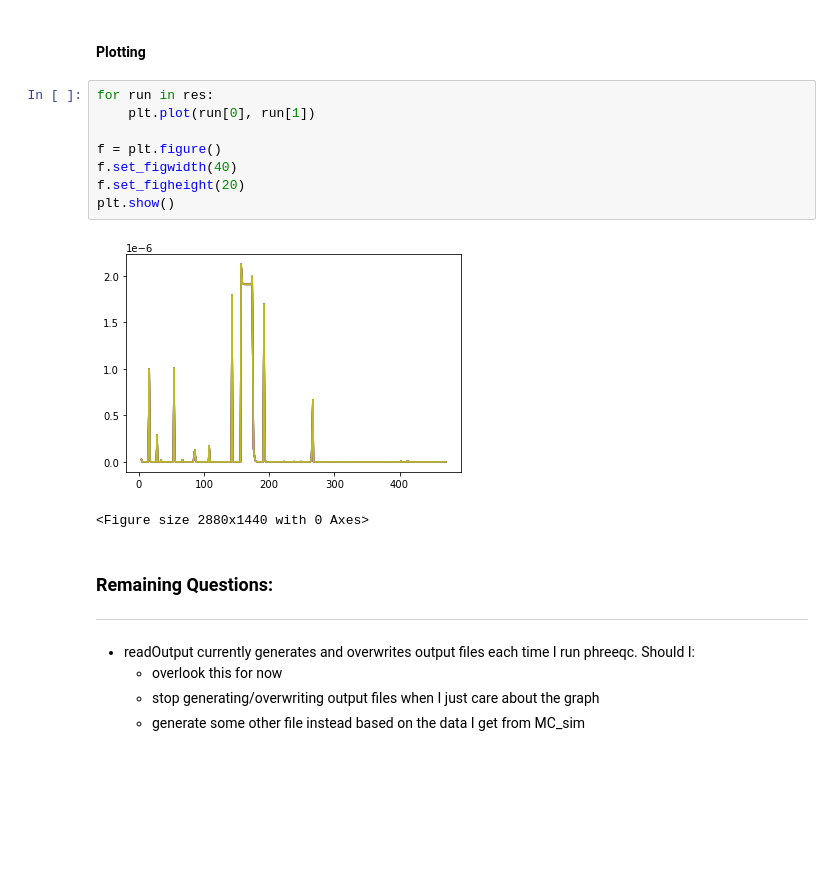
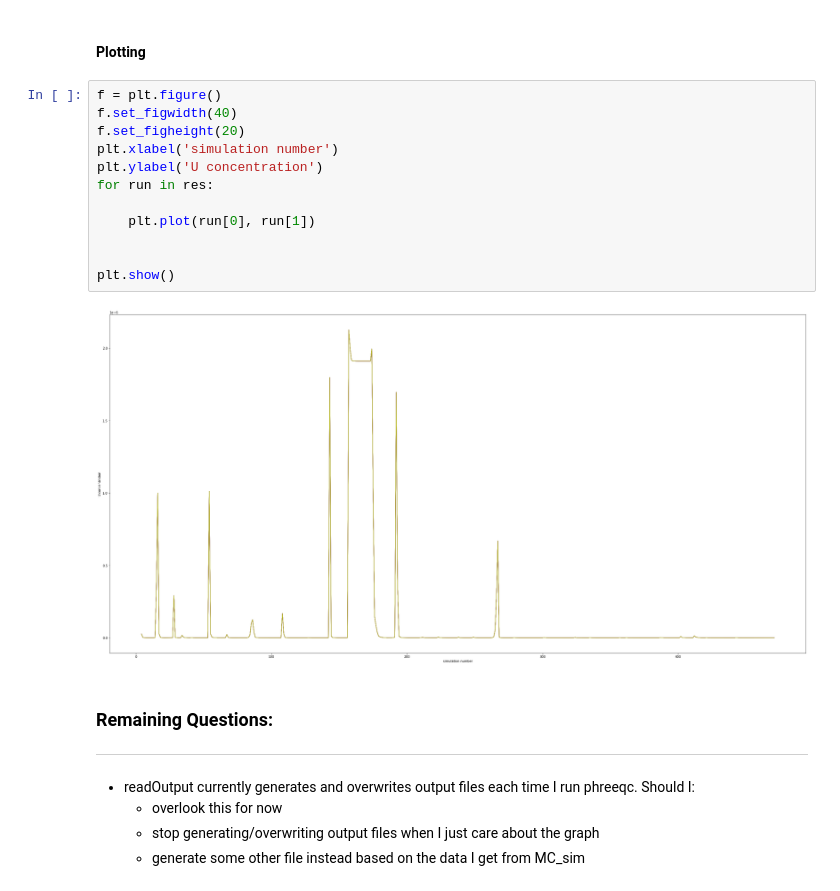
Before and after one commit to A-440Hz/ML4SCM, a Jupyter notebook: UQ - Monte Carlo Simulations.ipynb, the cells around one changed output. Cells and saved outputs as stored; diff of their text form; blank space fills up the shorter version.

Commit message:
quick plot fix

```diff
--- a/UQ - Monte Carlo Simulations.ipynb
+++ b/UQ - Monte Carlo Simulations.ipynb
@@ -102,17 +102,20 @@ res
          2.2460e-13, 4.8653e-12, 8.7026e-11]])]
 # %% [markdown]
 #### Plotting
-# %%
-for run in res:
-    plt.plot(run[0], run[1])
-
-f = plt.figure()
-f.set_figwidth(40)
-f.set_figheight(20)
-plt.show()
-# %% [output]
-[figure, removed]
-<Figure size 2880x1440 with 0 Axes>
+# %%
+f = plt.figure()
+f.set_figwidth(40)
+f.set_figheight(20)
+plt.xlabel('simulation number')
+plt.ylabel('U concentration')
+for run in res:
+
+    plt.plot(run[0], run[1])
+
+
+plt.show()
+# %% [output]
+[figure, added]
 # %% [markdown]
 ### Remaining Questions:
 ---
```
Also changed, not shown: parts of 1 cell of this notebook.
